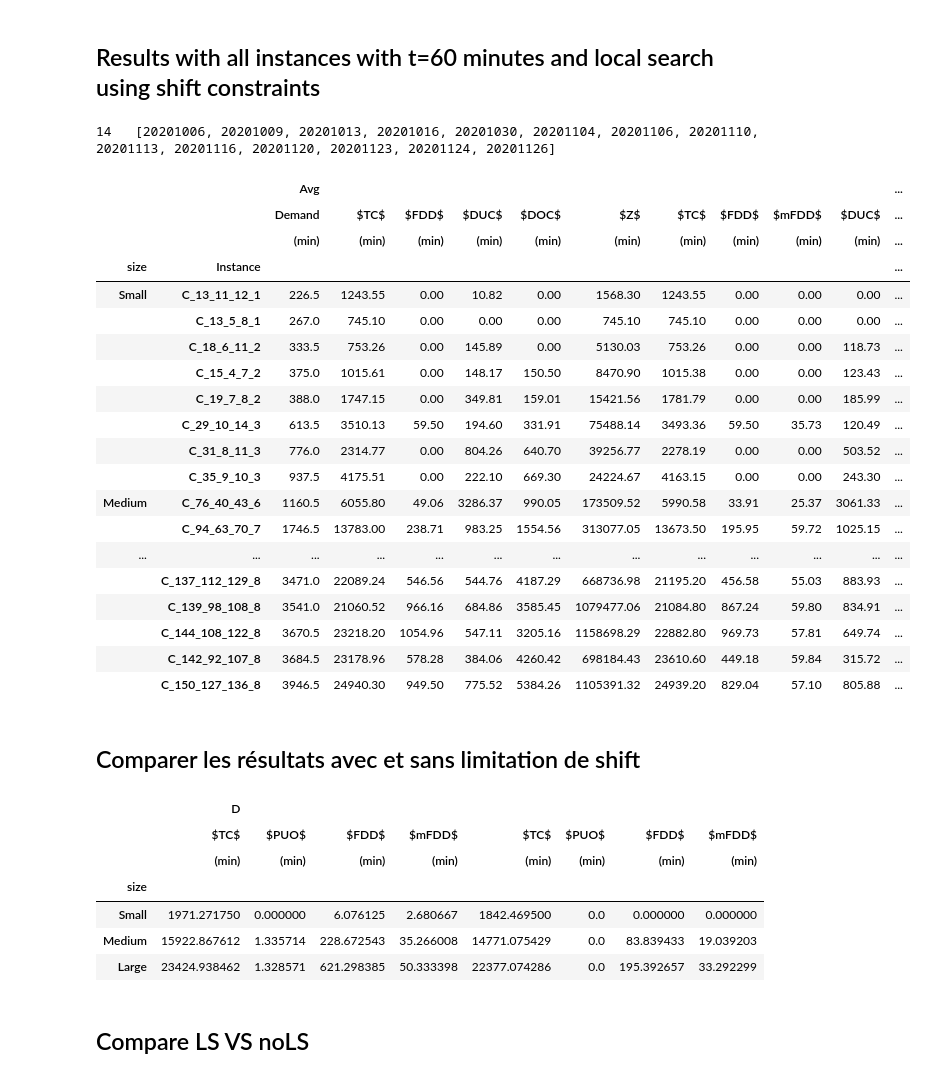
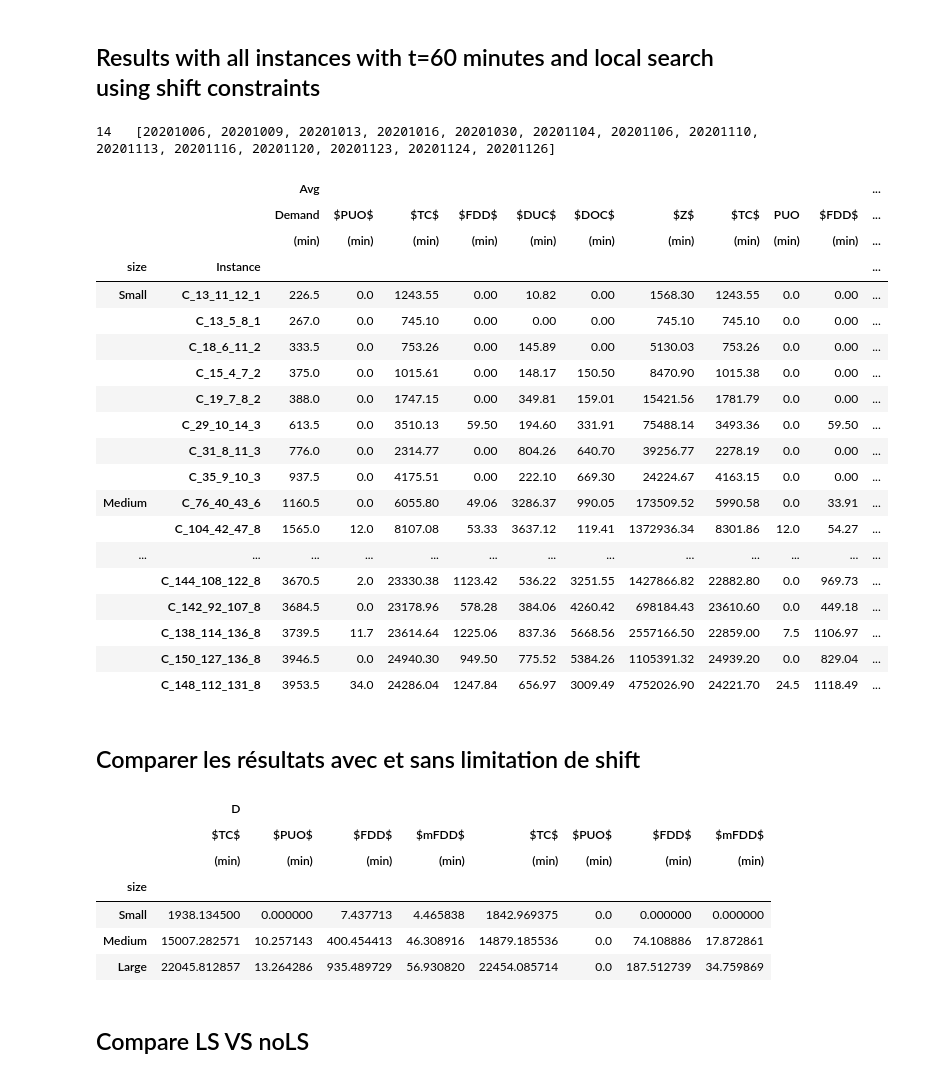
Before and after one commit to aliousmane/concrete-delivery-problem, a Jupyter notebook: result/cq/results_cq.ipynb, the cells around one changed output. Drawn from its saved outputs; the diff is of its cells as text; code cells hidden in the pictures.

```diff
--- a/result/cq/results_cq.ipynb
+++ b/result/cq/results_cq.ipynb
@@ -15,7 +15,7 @@ cq_results.drop(columns=['DATE'],inplace=True)
 instance = pd.read_excel("instances.xlsx")
 # %%
 def objective_function(x):
-    return x.travelCost + 10000*x.undeliveredCost + \
+    return x.travelCost + 100000*x.undeliveredCost + \
         1000*x.firstDeliveryCost + \
             30*x.underWorkCost + 20*x.overTimeCost
 # %% [markdown]
@@ -101,19 +101,21 @@ min_indices = my_results.groupby('Name')['Z'].idxmin()
 # min_indices = my_results.groupby('Name')['travelCost'].idxmin()
 best_result = my_results.loc[min_indices]
 
-best_result = best_result[['size','Instance','Name','depot',	'client','order','driver','satisfiedCost',
+best_result = best_result[['size','Instance','Name','demand','depot',	'client','order','driver',
+                           #'satisfiedCost',
          'travelCost','PUO','firstDeliveryCost','maxfirstDelivery',
          'underWorkCost','overTimeCost','Z']]
-best_result.sort_values(by=["satisfiedCost"],ascending=True, inplace=True)
-best_result.rename(columns={'satisfiedCost':'Demand','travelCost':'$TC$','firstDeliveryCost':'$FDD$',
+best_result.sort_values(by=["demand"],ascending=True, inplace=True)
+best_result.rename(columns={'demand':'Demand','travelCost':'$TC$','firstDeliveryCost':'$FDD$',
            'maxfirstDelivery':'$mFDD$','underWorkCost':'$DUC$','overTimeCost':'$DOC$'
            ,'runtime':'Time' },inplace=True)
-best_result.drop(['Name','depot','client','order','driver','PUO'],axis=1,inplace=True)
+best_result.drop(['Name','depot','client','order','driver'],axis=1,inplace=True)
 
-my_solved_results = my_results[my_results['undeliveredCost']<1]
+my_solved_results = my_results#[my_results['undeliveredCost']<1]
 
 avg_result = my_solved_results.groupby(['Instance']).agg({
     'travelCost':'mean',
+    'undeliveredCost':'mean',
     'firstDeliveryCost':'mean',
     # 'maxfirstDelivery':'mean',
      'underWorkCost':'mean',
@@ -124,7 +126,7 @@ avg_result = my_solved_results.groupby(['Instance']).agg({
 avg_result_size = my_solved_results.groupby(['size']).agg({
     'travelCost':'mean',
     'firstDeliveryCost':'mean',
-    # 'maxfirstDelivery':'mean',
+    'maxfirstDelivery':'mean',
      'underWorkCost':'mean',
      'overTimeCost':'mean'
     ,'Z':'mean',
@@ -137,56 +139,59 @@ avg_puo = my_results.groupby(['Instance']).agg({
 avg_puo_size = my_results.groupby(['size']).agg({
     'undeliveredCost':'mean'
     # ,'runtime':'mean'
 })
 stats = pd.merge(left=avg_result,right=best_result,on='Instance',how='inner')
-avg_puo
-stats = pd.merge(left=stats,right=avg_puo,on='Instance',how='inner')
+# avg_puo
+# stats = pd.merge(left=stats,right=avg_puo,on='Instance',how='inner')
 numeric_columns = stats.select_dtypes(include=[float,int]).columns
 stats[numeric_columns] = stats[numeric_columns].round(2)
 
 col = stats.pop("Demand")
 stats.insert(1, col.name, col)
+col = stats.pop("undeliveredCost")
+stats.insert(2, col.name, col)
 stats.sort_values(['Demand'],inplace=True)
 
 stats.rename(columns={'Z_x':'Z','driverUsed_x':'\#K','Z_y':'Z','driverUsed_y':'\#K',
                       'travelCost':'$TC$',   'firstDeliveryCost':'$FDD$',
-           'maxfirstDelivery':'$mFDD$','underWorkCost':'$DUC$','overTimeCost':'$DOC$','Z_x':'$Z$','undeliveredCost':'$PUO$'
+           'maxfirstDelivery':'$mFDD$','underWorkCost':'$DUC$','overTimeCost':'$DOC$',
+           'Z_x':'$Z$','undeliveredCost':'$PUO$'
            ,'runtime':'Time' },inplace=True)
 
 stats.set_index(['size','Instance'],inplace=True)
-with_shift_stat = stats.groupby(by=['size']).mean()
+# with_shift_stat = stats.groupby(by=['size']).mean()
 # with_shift_stat
 stats.columns = pd.MultiIndex.from_product([['Avg'],stats.columns,['(min)']])
 s = stats.style
 s.label='tab:all_instances'
 s.caption='Results with all instances'
 # stats.style.to_latex('df.tex',caption='Results with all instances',)
 (s.format(subset='Avg',precision=1,thousands=","))#.format_index(escape="latex", axis=1))#.format_index(escape="latex", axis=0))
 
 s.to_latex('df.tex',label='tab:all_instances',multicol_align='c',position='htb',position_float='centering',hrules=True)
 stats
 # %% [output]
 14   [20201006, 20201009, 20201013, 20201016, 20201030, 20201104, 20201106, 20201110, 20201113, 20201116, 20201120, 20201123, 20201124, 20201126]
 |  |  | Avg |  |  |  |  |  |  |  |  |  | ... |
-|  |  | Demand | $TC$ | $FDD$ | $DUC$ | $DOC$ | $Z$ | $TC$ | $FDD$ | $mFDD$ | $DUC$ | ... |
+|  |  | Demand | $PUO$ | $TC$ | $FDD$ | $DUC$ | $DOC$ | $Z$ | $TC$ | PUO | $FDD$ | ... |
 |  |  | (min) | (min) | (min) | (min) | (min) | (min) | (min) | (min) | (min) | (min) | ... |
 | size | Instance |  |  |  |  |  |  |  |  |  |  | ... |
-| Small | C_13_11_12_1 | 226.5 | 1243.55 | 0.00 | 10.82 | 0.00 | 1568.30 | 1243.55 | 0.00 | 0.00 | 0.00 | ... |
-|  | C_13_5_8_1 | 267.0 | 745.10 | 0.00 | 0.00 | 0.00 | 745.10 | 745.10 | 0.00 | 0.00 | 0.00 | ... |
-|  | C_18_6_11_2 | 333.5 | 753.26 | 0.00 | 145.89 | 0.00 | 5130.03 | 753.26 | 0.00 | 0.00 | 118.73 | ... |
-|  | C_15_4_7_2 | 375.0 | 1015.61 | 0.00 | 148.17 | 150.50 | 8470.90 | 1015.38 | 0.00 | 0.00 | 123.43 | ... |
-|  | C_19_7_8_2 | 388.0 | 1747.15 | 0.00 | 349.81 | 159.01 | 15421.56 | 1781.79 | 0.00 | 0.00 | 185.99 | ... |
-|  | C_29_10_14_3 | 613.5 | 3510.13 | 59.50 | 194.60 | 331.91 | 75488.14 | 3493.36 | 59.50 | 35.73 | 120.49 | ... |
-|  | C_31_8_11_3 | 776.0 | 2314.77 | 0.00 | 804.26 | 640.70 | 39256.77 | 2278.19 | 0.00 | 0.00 | 503.52 | ... |
-|  | C_35_9_10_3 | 937.5 | 4175.51 | 0.00 | 222.10 | 669.30 | 24224.67 | 4163.15 | 0.00 | 0.00 | 243.30 | ... |
-| Medium | C_76_40_43_6 | 1160.5 | 6055.80 | 49.06 | 3286.37 | 990.05 | 173509.52 | 5990.58 | 33.91 | 25.37 | 3061.33 | ... |
-|  | C_94_63_70_7 | 1746.5 | 13783.00 | 238.71 | 983.25 | 1554.56 | 313077.05 | 13673.50 | 195.95 | 59.72 | 1025.15 | ... |
+| Small | C_13_11_12_1 | 226.5 | 0.0 | 1243.55 | 0.00 | 10.82 | 0.00 | 1568.30 | 1243.55 | 0.0 | 0.00 | ... |
+|  | C_13_5_8_1 | 267.0 | 0.0 | 745.10 | 0.00 | 0.00 | 0.00 | 745.10 | 745.10 | 0.0 | 0.00 | ... |
+|  | C_18_6_11_2 | 333.5 | 0.0 | 753.26 | 0.00 | 145.89 | 0.00 | 5130.03 | 753.26 | 0.0 | 0.00 | ... |
+|  | C_15_4_7_2 | 375.0 | 0.0 | 1015.61 | 0.00 | 148.17 | 150.50 | 8470.90 | 1015.38 | 0.0 | 0.00 | ... |
+|  | C_19_7_8_2 | 388.0 | 0.0 | 1747.15 | 0.00 | 349.81 | 159.01 | 15421.56 | 1781.79 | 0.0 | 0.00 | ... |
+|  | C_29_10_14_3 | 613.5 | 0.0 | 3510.13 | 59.50 | 194.60 | 331.91 | 75488.14 | 3493.36 | 0.0 | 59.50 | ... |
+|  | C_31_8_11_3 | 776.0 | 0.0 | 2314.77 | 0.00 | 804.26 | 640.70 | 39256.77 | 2278.19 | 0.0 | 0.00 | ... |
+|  | C_35_9_10_3 | 937.5 | 0.0 | 4175.51 | 0.00 | 222.10 | 669.30 | 24224.67 | 4163.15 | 0.0 | 0.00 | ... |
+| Medium | C_76_40_43_6 | 1160.5 | 0.0 | 6055.80 | 49.06 | 3286.37 | 990.05 | 173509.52 | 5990.58 | 0.0 | 33.91 | ... |
+|  | C_104_42_47_8 | 1565.0 | 12.0 | 8107.08 | 53.33 | 3637.12 | 119.41 | 1372936.34 | 8301.86 | 12.0 | 54.27 | ... |
 | ... | ... | ... | ... | ... | ... | ... | ... | ... | ... | ... | ... | ... |
-|  | C_137_112_129_8 | 3471.0 | 22089.24 | 546.56 | 544.76 | 4187.29 | 668736.98 | 21195.20 | 456.58 | 55.03 | 883.93 | ... |
-|  | C_139_98_108_8 | 3541.0 | 21060.52 | 966.16 | 684.86 | 3585.45 | 1079477.06 | 21084.80 | 867.24 | 59.80 | 834.91 | ... |
-|  | C_144_108_122_8 | 3670.5 | 23218.20 | 1054.96 | 547.11 | 3205.16 | 1158698.29 | 22882.80 | 969.73 | 57.81 | 649.74 | ... |
-|  | C_142_92_107_8 | 3684.5 | 23178.96 | 578.28 | 384.06 | 4260.42 | 698184.43 | 23610.60 | 449.18 | 59.84 | 315.72 | ... |
-|  | C_150_127_136_8 | 3946.5 | 24940.30 | 949.50 | 775.52 | 5384.26 | 1105391.32 | 24939.20 | 829.04 | 57.10 | 805.88 | ... |
+|  | C_144_108_122_8 | 3670.5 | 2.0 | 23330.38 | 1123.42 | 536.22 | 3251.55 | 1427866.82 | 22882.80 | 0.0 | 969.73 | ... |
+|  | C_142_92_107_8 | 3684.5 | 0.0 | 23178.96 | 578.28 | 384.06 | 4260.42 | 698184.43 | 23610.60 | 0.0 | 449.18 | ... |
+|  | C_138_114_136_8 | 3739.5 | 11.7 | 23614.64 | 1225.06 | 837.36 | 5668.56 | 2557166.50 | 22859.00 | 7.5 | 1106.97 | ... |
+|  | C_150_127_136_8 | 3946.5 | 0.0 | 24940.30 | 949.50 | 775.52 | 5384.26 | 1105391.32 | 24939.20 | 0.0 | 829.04 | ... |
+|  | C_148_112_131_8 | 3953.5 | 34.0 | 24286.04 | 1247.84 | 656.97 | 3009.49 | 4752026.90 | 24221.70 | 24.5 | 1118.49 | ... |
 # %% [markdown]
 ## Comparer les résultats avec et sans limitation de shift
 # %%
@@ -243,9 +248,9 @@ df
 |  | $TC$ | $PUO$ | $FDD$ | $mFDD$ | $TC$ | $PUO$ | $FDD$ | $mFDD$ |
 |  | (min) | (min) | (min) | (min) | (min) | (min) | (min) | (min) |
 | size |  |  |  |  |  |  |  |  |
-| Small | 1971.271750 | 0.000000 | 6.076125 | 2.680667 | 1842.469500 | 0.0 | 0.000000 | 0.000000 |
-| Medium | 15922.867612 | 1.335714 | 228.672543 | 35.266008 | 14771.075429 | 0.0 | 83.839433 | 19.039203 |
-| Large | 23424.938462 | 1.328571 | 621.298385 | 50.333398 | 22377.074286 | 0.0 | 195.392657 | 33.292299 |
+| Small | 1938.134500 | 0.000000 | 7.437713 | 4.465838 | 1842.969375 | 0.0 | 0.000000 | 0.000000 |
+| Medium | 15007.282571 | 10.257143 | 400.454413 | 46.308916 | 14879.185536 | 0.0 | 74.108886 | 17.872861 |
+| Large | 22045.812857 | 13.264286 | 935.489729 | 56.930820 | 22454.085714 | 0.0 | 187.512739 | 34.759869 |
 # %% [markdown]
 ## Compare LS VS noLS
 # %%
```
Also changed, not shown: parts of 1 cell of this notebook, 19 other files.
